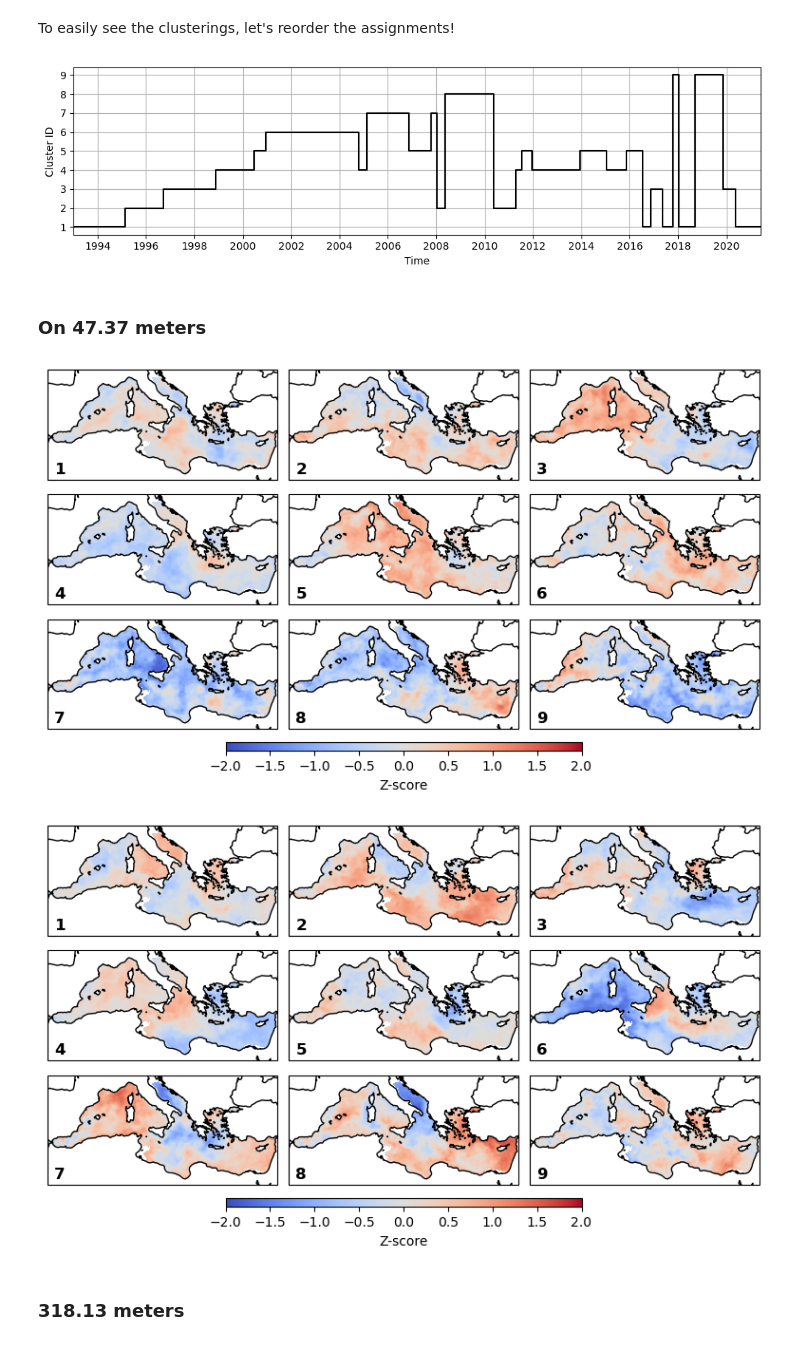
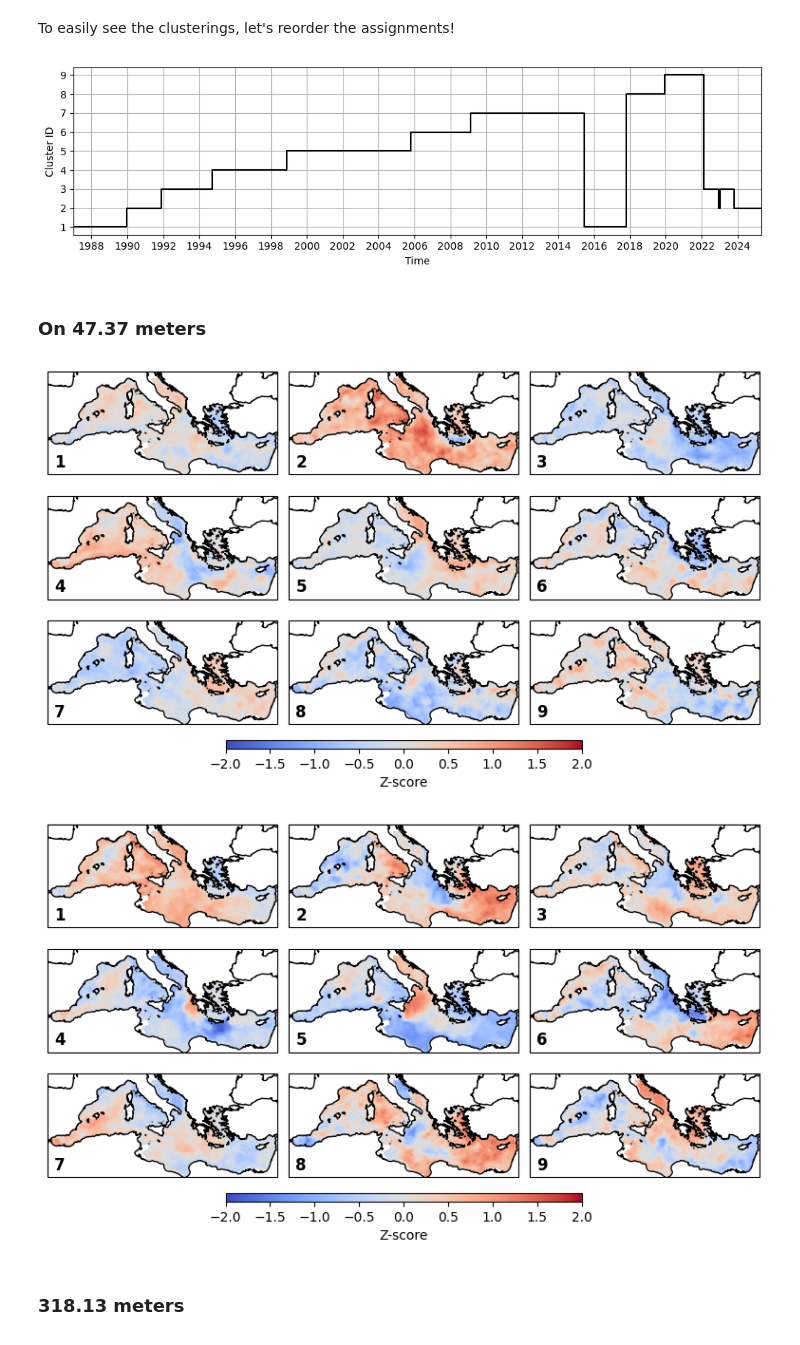
Before and after one commit to BahneTP/medsea-interannual-clustering, a Jupyter notebook: information_filtering/trend_removal/results/kmeans.ipynb, the cells around one changed output. Saved outputs shown, nothing was run; the diff lists cells and outputs as text; code cells hidden in the pictures.

```diff
--- a/information_filtering/trend_removal/results/kmeans.ipynb
+++ b/information_filtering/trend_removal/results/kmeans.ipynb
@@ -31,5 +32,5 @@ importlib.reload(helper_functions)
 # %%
-ds = xr.open_dataset("/home/jovyan/spatiotemporal-mining-medsea/data/medsea.nc")
+ds = xr.open_dataset("../../data/medsea1987to2025_train.nc")
 # %%
 print([f"{d:.2f}" for d in (ds["depth"].values)])
 # %% [output]
@@ -44,11 +42,3 @@ In the spatial analysis, we insert the time series from all available locations.
-# %%
-z_space = helper_functions.preprocessing(ds, ["thetao", "so"], [50, 300, 1000], "time", True, 1)
-X_space = z_space.transpose("time", "location").values  # Shape: (n_locations, n_timepoints) / timeseries as attributes
-X_space = X_space.T
-print(X_space.shape)
-
-labels_space = helper_functions.apply_kmeans(X_space, 4)
-helper_functions.plot_cluster_map(z_space, labels_space)
 # %% [markdown]
 ## Temporal Analysis
 In the temporal analysis, we include all available time points, using the z-scores of each location as attributes. Each cluster then consists of time points that exhibit similar spatial behavior.
@@ -62,0 +47,2 @@ print(X_time.shape)
+# %%
+trend_removal = True
@@ -63,4 +51,8 @@ print(X_time.shape)
 # %%
+z_time = helper_functions.preprocessing(ds, ["thetao", "so"], [50, 300, 1000], "location", trend_removal, 1)
+X_time = z_time.values  # Shape: (n_timepoints, n_locations)
+print(X_time.shape)
+
 labels_time = helper_functions.apply_kmeans(X_time, 9)
 labels_time+=1 # Let the clusters start with '1', not '0'.
 helper_functions.plot_cluster_timeline(z_time, labels_time)
@@ -70,25 +62,25 @@ helper_functions.plot_cluster_timeline(z_time, labels_time)
 # %% [markdown]
 To easily see the clusterings, let's reorder the assignments!
 # %%
-dict = {5: 1, 7: 2, 8: 3, 6: 4, 2: 5, 4: 6, 9: 7, 1: 8, 3: 9}
+dict = {5: 1, 7: 2, 8: 3, 9: 4, 2: 5, 1: 6, 3: 7, 4: 8, 6: 9}
 labels_time = np.array([dict[k] for k in labels_time])
 helper_functions.plot_cluster_timeline(z_time, labels_time)
 np.save("hungarian/kmeans_9clusters.npy", labels_time)
 # %% [output]
-[figure, old version]
+[figure, new version]
 # %% [markdown]
 ### On 47.37 meters
 # %%
 """Here we preprocess only the temperature since we want
 to only cluster the temperature's z-scores in the plots."""
-z_d50_temp = helper_functions.preprocessing(ds, ["thetao"], [50], "location", True, 1)
+z_d50_temp = helper_functions.preprocessing(ds, ["thetao"], [50], "location", trend_removal, 1)
 helper_functions.plot_average_cluster(z_d50_temp, labels_time, -2, 2)
 
-z_d50_so = helper_functions.preprocessing(ds, ["so"], [50], "location", True, 1)
+z_d50_so = helper_functions.preprocessing(ds, ["so"], [50], "location", trend_removal, 1)
 helper_functions.plot_average_cluster(z_d50_so, labels_time, -2, 2)
 # %% [output]
-[figure, old version]
+[figure, new version]
-[figure, old version]
+[figure, new version]
 # %% [markdown]
 ### 318.13 meters
 # %%
```
Also changed, not shown: parts of 28 cells of this notebook, 3 other files.
